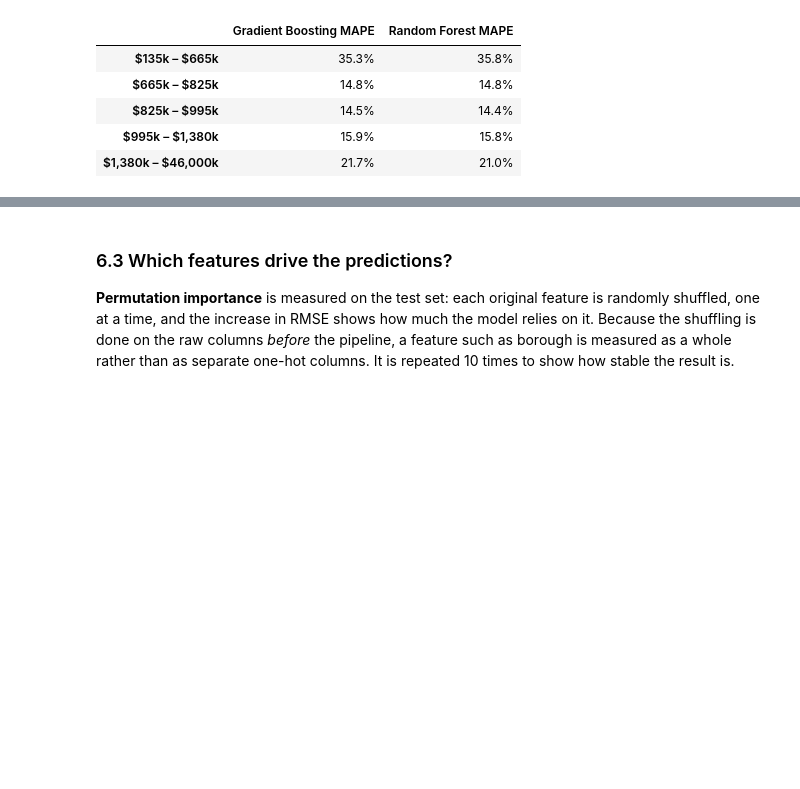
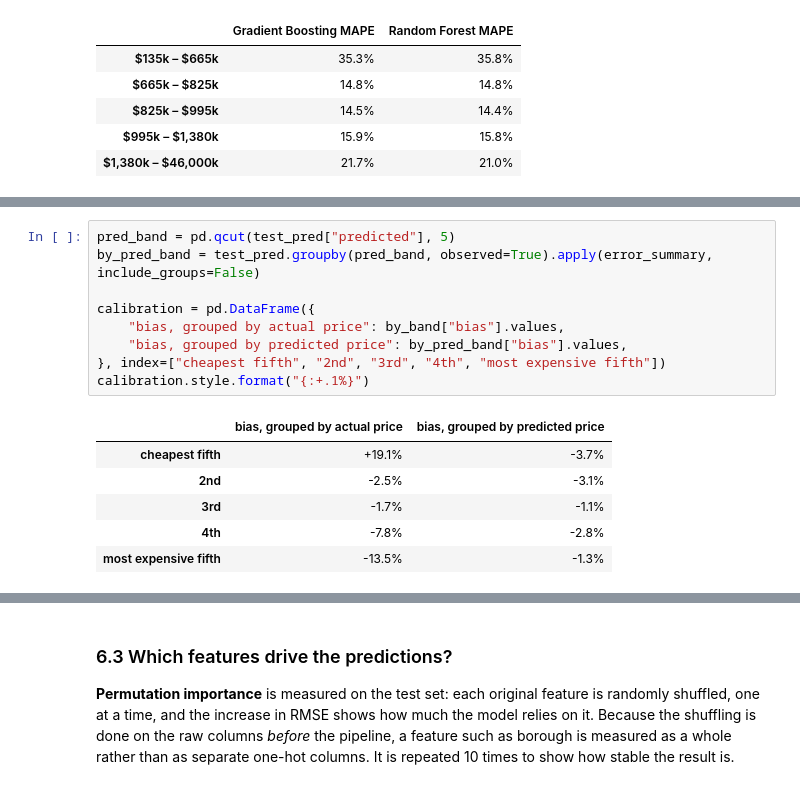
Before and after one commit to nodirbeksolijonov/MLDA-CW1-NYC-Property-Sales, a Jupyter notebook: notebooks/MLDA_CW1_NYC_Property_Sales.ipynb, the cells around one changed output, grey strips where cells are left out. Drawn from its saved outputs; the diff is of its cells as text; blank space fills up the shorter version.

```diff
--- a/notebooks/MLDA_CW1_NYC_Property_Sales.ipynb
+++ b/notebooks/MLDA_CW1_NYC_Property_Sales.ipynb
@@ -1931,0 +1937,16 @@ worst[["borough_name", "neighborhood", "home_type", "building_class_at_time_of_s
+# %%
+pred_band = pd.qcut(test_pred["predicted"], 5)
+by_pred_band = test_pred.groupby(pred_band, observed=True).apply(error_summary, include_groups=False)
+
+calibration = pd.DataFrame({
+    "bias, grouped by actual price": by_band["bias"].values,
+    "bias, grouped by predicted price": by_pred_band["bias"].values,
+}, index=["cheapest fifth", "2nd", "3rd", "4th", "most expensive fifth"])
+calibration.style.format("{:+.1%}")
+# %% [output]
+|  | bias, grouped by actual price | bias, grouped by predicted price |
+| cheapest fifth | +19.1% | -3.7% |
+| 2nd | -2.5% | -3.1% |
+| 3rd | -1.7% | -1.1% |
+| 4th | -7.8% | -2.8% |
+| most expensive fifth | -13.5% | -1.3% |
```
Also changed, not shown: parts of 9 cells of this notebook, 1 other file.
